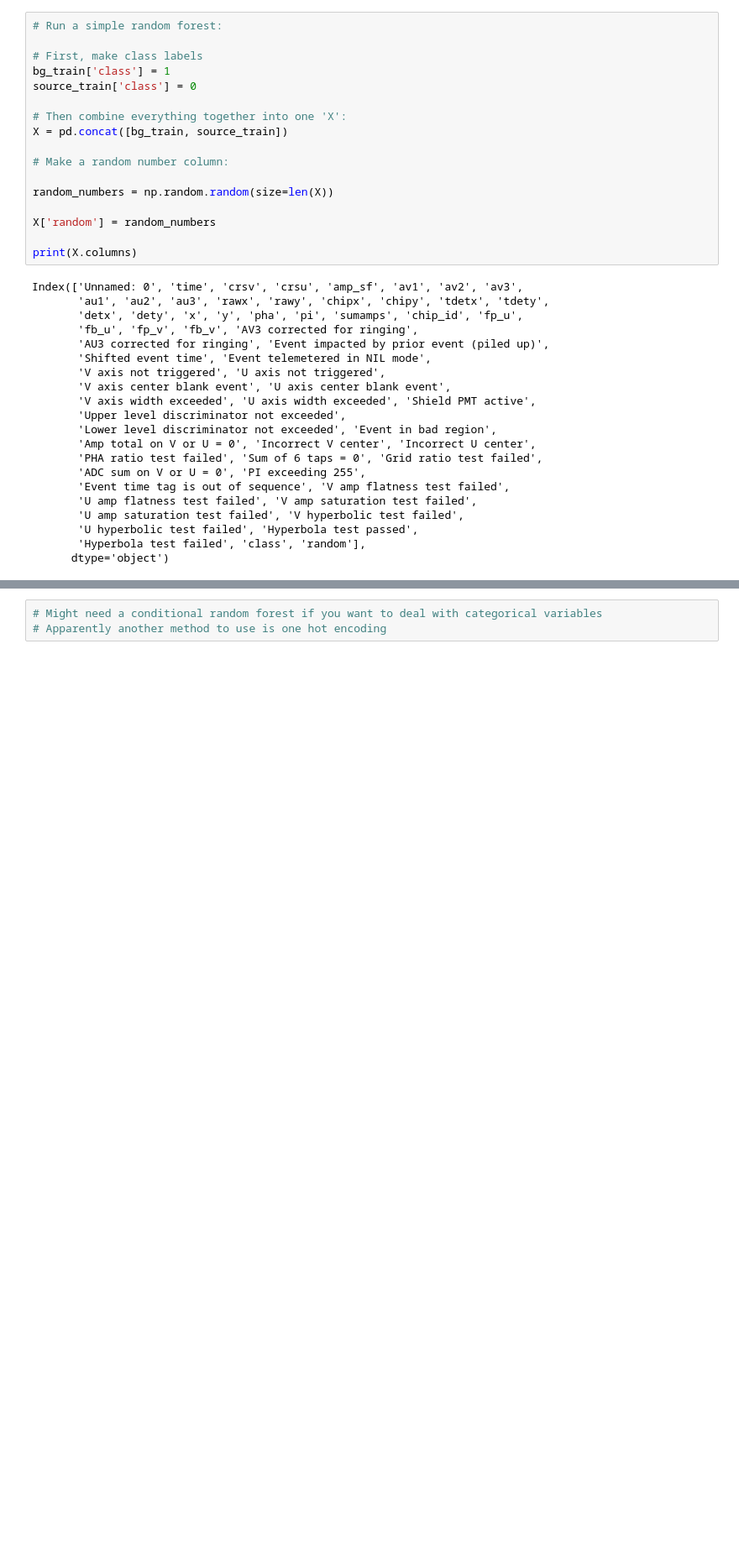
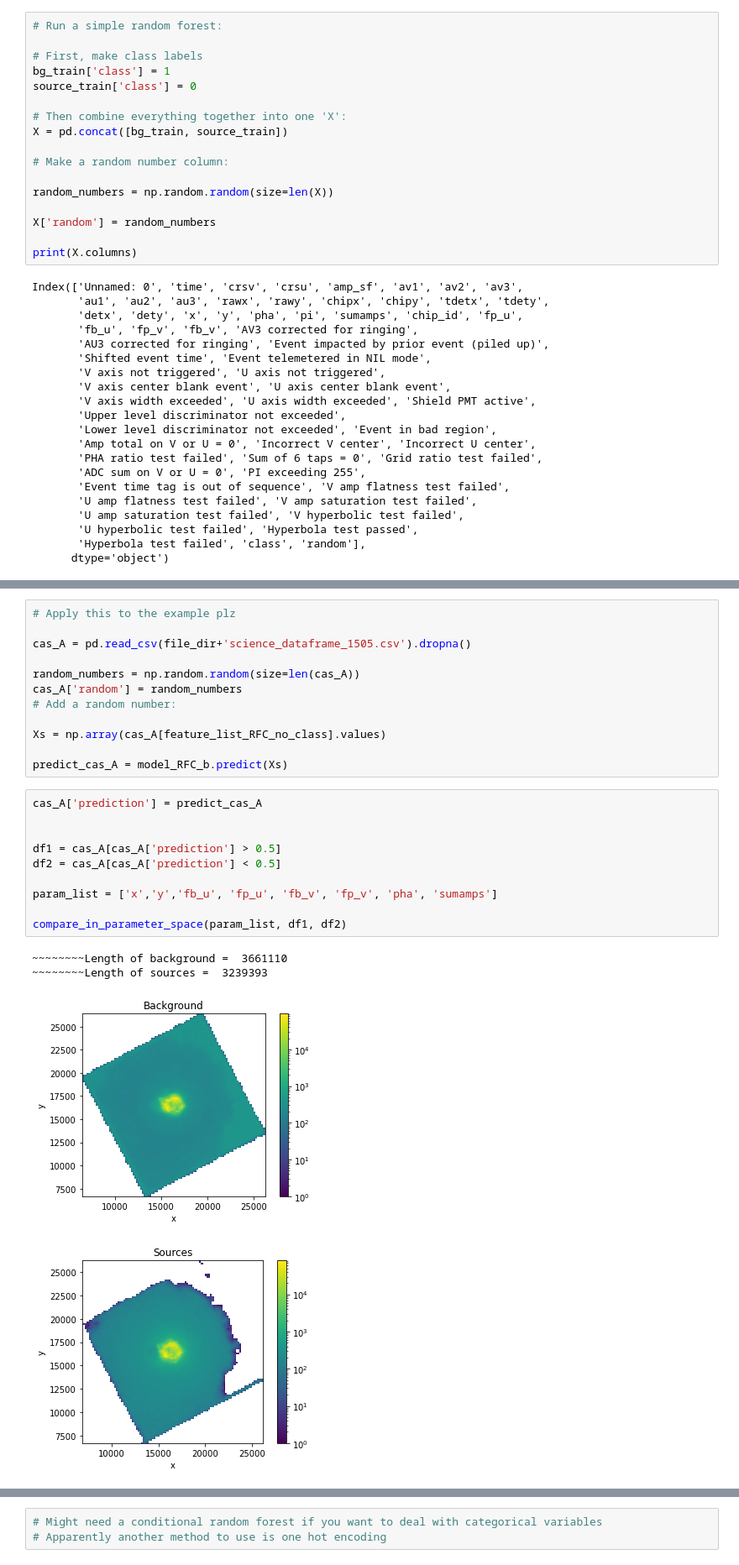
Before and after one commit to beckynevin/EVE, a Jupyter notebook: notebooks/Classify_source_excised.ipynb, the cells around one changed output, grey strips where cells are left out. Shown at 84% size. Cells and saved outputs as stored; diff of their text form; blank space fills up the shorter version.

```diff
--- a/notebooks/Classify_source_excised.ipynb
+++ b/notebooks/Classify_source_excised.ipynb
@@ -171,0 +213,27 @@ Accuracy of the random forest 57.31
+# %%
+# Apply this to the example plz
+
+cas_A = pd.read_csv(file_dir+'science_dataframe_1505.csv').dropna()
+
+random_numbers = np.random.random(size=len(cas_A))
+cas_A['random'] = random_numbers
+# Add a random number:
+
+Xs = np.array(cas_A[feature_list_RFC_no_class].values)
+
+predict_cas_A = model_RFC_b.predict(Xs)
+# %%
+cas_A['prediction'] = predict_cas_A
+
+
+df1 = cas_A[cas_A['prediction'] > 0.5]
+df2 = cas_A[cas_A['prediction'] < 0.5]
+
+param_list = ['x','y','fb_u', 'fp_u', 'fb_v', 'fp_v', 'pha', 'sumamps']
+
+compare_in_parameter_space(param_list, df1, df2)
+# %% [output]
+~~~~~~~~Length of background =  3661110
+~~~~~~~~Length of sources =  3239393
+[figure, added]
+[figure, added]
```
Also changed, not shown: parts of 11 cells of this notebook.
